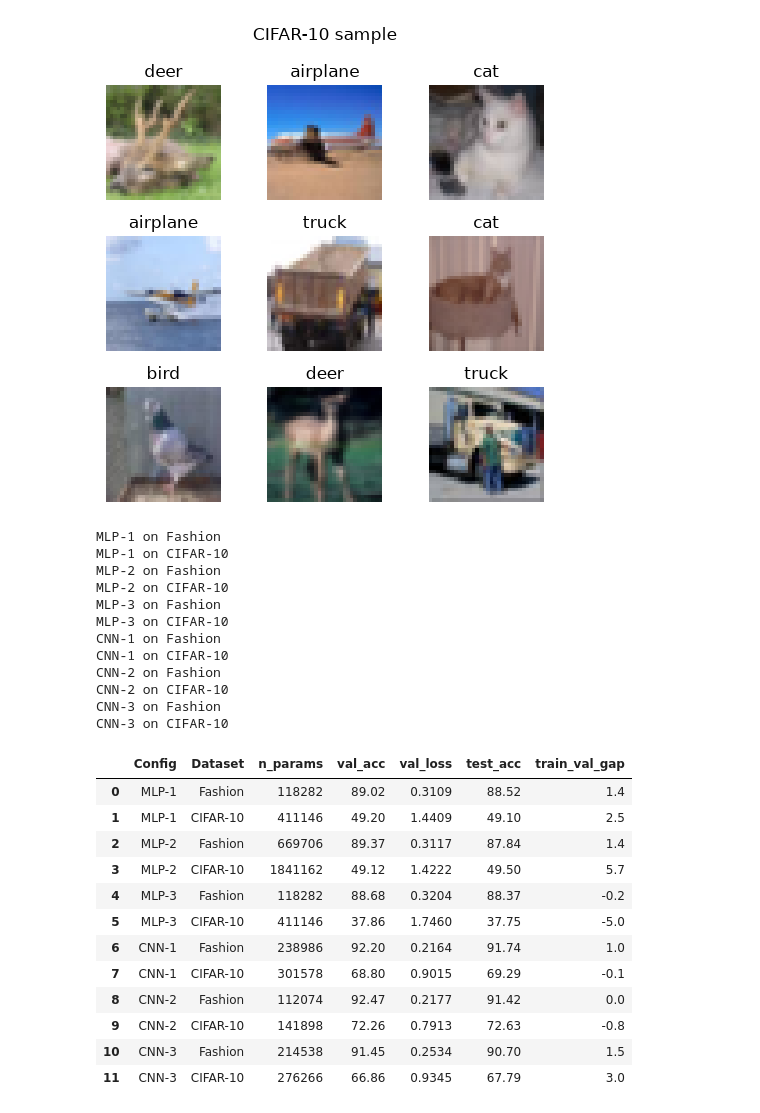
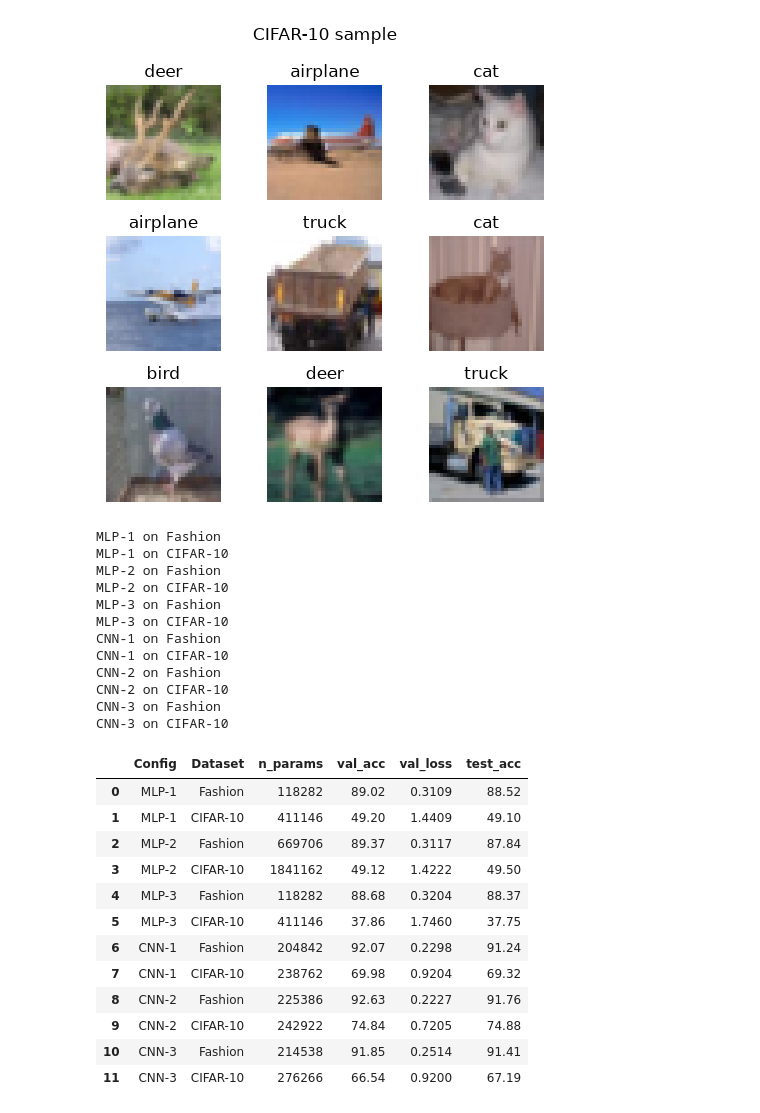
Before and after one commit to AlienaTheGiantDuck/ItDL_assignments, a Jupyter notebook: Assignment_1/Assignment_1_Task1.ipynb, the cells around one changed output. Saved outputs shown, nothing was run; the diff lists cells and outputs as text; code cells hidden in the pictures.

```diff
--- a/Assignment_1/Assignment_1_Task1.ipynb
+++ b/Assignment_1/Assignment_1_Task1.ipynb
@@ -1029,9 +1032,9 @@ Discussion: We use monotonicity as argument for inconclusiveness, but there is a
 # %%
 # Update base with the winners of stage 2 (fill in from the tables above)
 base = {**base,
-        "hidden_dims": [64],     # <- winner from the head tables, we combine the winner of depth and width sweeps so 1 hidden layer of 64 nodes.
+        "hidden_dims": [32],     # <- winner from the head tables, we combine the winner of depth and width sweeps so 1 hidden layer of 32 nodes.
         "cnn_channels": [64, 64],     # <- winner from the conv tables
-        "kernel_size": 3}             # <- winner from res_kernel
+        "kernel_size": 5}             # <- winner from res_kernel
 # %%
 # Stage 3: activation, initialization, dropout and weight decay for CNN
 # Each factor is varied on its own around the same base (the Stage 2 winners).
@@ -1155,58 +1158,57 @@ plt.show()
 # %%
 cifar_base = {**base_params, "model_type": "MLP", "optimizer": "AdamW", "learning_rate": 0.001,
               "momentum": 0.0, "epochs": 15}
-cnn_1 = {**cifar_base, "model_type": "CNN", "hidden_dims": [64], "cnn_channels": [64, 64],
-         "kernel_size": 3, "dropout": 0.1, "weight_decay": 0.1}
+cnn_1 = {**cifar_base, "model_type": "CNN", "hidden_dims": [32], "cnn_channels": [64, 64],
+         "kernel_size": 5, "activation": nn.GELU, "initialization": "kaiming",
+         "dropout": 0.3, "weight_decay": 0.001}
 
 configs = {
     "MLP-1": {**cifar_base, "hidden_dims": [128, 128]}, # The basic MLP model
     "MLP-2": {**cifar_base, "hidden_dims": [512, 512]}, # A wider MLP model with more hidden units
     "MLP-3": {**cifar_base, "hidden_dims": [128, 128], "dropout": 0.3}, # Dropout reduced validation accuracy, but perhaps it will help on CIFAR-10.
-    "CNN-1": cnn_1, # A combination of the best found configurations from the CNN sweeps.
+    "CNN-1": cnn_1, # The best performing setting of every CNN sweep combined (several of them were ties).
     "CNN-2": {**cnn_1, "cnn_channels": [64, 64, 64]}, # More depth on the convolutional side, tied for FASHION but may improve CIFAR.
     "CNN-3": {**cifar_base, "model_type": "CNN", "hidden_dims": [128, 64], "cnn_channels": [16, 32],
               "kernel_size": 3}, # The initial starting point for CNNs, untuned to see if it can beat the tuned CNN-1 on CIFAR-10.
 }
 
 data = {"Fashion": (fashion_train, fashion_validation, fashion_test, 1, 28),
         "CIFAR-10": (cifar_train, cifar_validation, cifar_test, 3, 32)}
 
 rows = []
 for name, p in configs.items():
     for ds, (train, val, test, channels, size) in data.items():
         print(f"{name} on {ds}")
         model, history, val_loss, val_acc, test_loss, test_acc = run_experiment(
             {**p, "in_channels": channels, "image_size": size}, train=train, validation=val, test=test, seed=67)
-        e = int(np.argmin(history["val_loss"])) # Find the index of the epoch with the lowest validation loss
         rows.append({"Config": name, "Dataset": ds, "n_params": count_parameters(model, verbose=False),
-                     "val_acc": round(val_acc, 2), "val_loss": round(val_loss, 4), "test_acc": round(test_acc, 2),
-                     "train_val_gap": round(history["train_acc"][e] - history["val_acc"][e], 1)}) # Compute the gap between training and validation accuracy on the best epoch, rough measure for overfitting.
+                     "val_acc": round(val_acc, 2), "val_loss": round(val_loss, 4), "test_acc": round(test_acc, 2)})
 
 transfer = pd.DataFrame(rows)
 display(transfer)
 # %% [output]
 MLP-1 on Fashion
 MLP-1 on CIFAR-10
 MLP-2 on Fashion
 MLP-2 on CIFAR-10
 MLP-3 on Fashion
 MLP-3 on CIFAR-10
 CNN-1 on Fashion
 CNN-1 on CIFAR-10
 CNN-2 on Fashion
 CNN-2 on CIFAR-10
 CNN-3 on Fashion
 CNN-3 on CIFAR-10
-|  | Config | Dataset | n_params | val_acc | val_loss | test_acc | train_val_gap |
-| 0 | MLP-1 | Fashion | 118282 | 89.02 | 0.3109 | 88.52 | 1.4 |
-| 1 | MLP-1 | CIFAR-10 | 411146 | 49.20 | 1.4409 | 49.10 | 2.5 |
-| 2 | MLP-2 | Fashion | 669706 | 89.37 | 0.3117 | 87.84 | 1.4 |
-| 3 | MLP-2 | CIFAR-10 | 1841162 | 49.12 | 1.4222 | 49.50 | 5.7 |
-| 4 | MLP-3 | Fashion | 118282 | 88.68 | 0.3204 | 88.37 | -0.2 |
-| 5 | MLP-3 | CIFAR-10 | 411146 | 37.86 | 1.7460 | 37.75 | -5.0 |
-| 6 | CNN-1 | Fashion | 238986 | 92.20 | 0.2164 | 91.74 | 1.0 |
-| 7 | CNN-1 | CIFAR-10 | 301578 | 68.80 | 0.9015 | 69.29 | -0.1 |
-| 8 | CNN-2 | Fashion | 112074 | 92.47 | 0.2177 | 91.42 | 0.0 |
-| 9 | CNN-2 | CIFAR-10 | 141898 | 72.26 | 0.7913 | 72.63 | -0.8 |
-| 10 | CNN-3 | Fashion | 214538 | 91.45 | 0.2534 | 90.70 | 1.5 |
-| 11 | CNN-3 | CIFAR-10 | 276266 | 66.86 | 0.9345 | 67.79 | 3.0 |
+|  | Config | Dataset | n_params | val_acc | val_loss | test_acc |
+| 0 | MLP-1 | Fashion | 118282 | 89.02 | 0.3109 | 88.52 |
+| 1 | MLP-1 | CIFAR-10 | 411146 | 49.20 | 1.4409 | 49.10 |
+| 2 | MLP-2 | Fashion | 669706 | 89.37 | 0.3117 | 87.84 |
+| 3 | MLP-2 | CIFAR-10 | 1841162 | 49.12 | 1.4222 | 49.50 |
+| 4 | MLP-3 | Fashion | 118282 | 88.68 | 0.3204 | 88.37 |
+| 5 | MLP-3 | CIFAR-10 | 411146 | 37.86 | 1.7460 | 37.75 |
+| 6 | CNN-1 | Fashion | 204842 | 92.07 | 0.2298 | 91.24 |
+| 7 | CNN-1 | CIFAR-10 | 238762 | 69.98 | 0.9204 | 69.32 |
+| 8 | CNN-2 | Fashion | 225386 | 92.63 | 0.2227 | 91.76 |
+| 9 | CNN-2 | CIFAR-10 | 242922 | 74.84 | 0.7205 | 74.88 |
+| 10 | CNN-3 | Fashion | 214538 | 91.85 | 0.2514 | 91.41 |
+| 11 | CNN-3 | CIFAR-10 | 276266 | 66.54 | 0.9200 | 67.19 |
```
Also changed, not shown: parts of 20 cells of this notebook, 1 other file.
